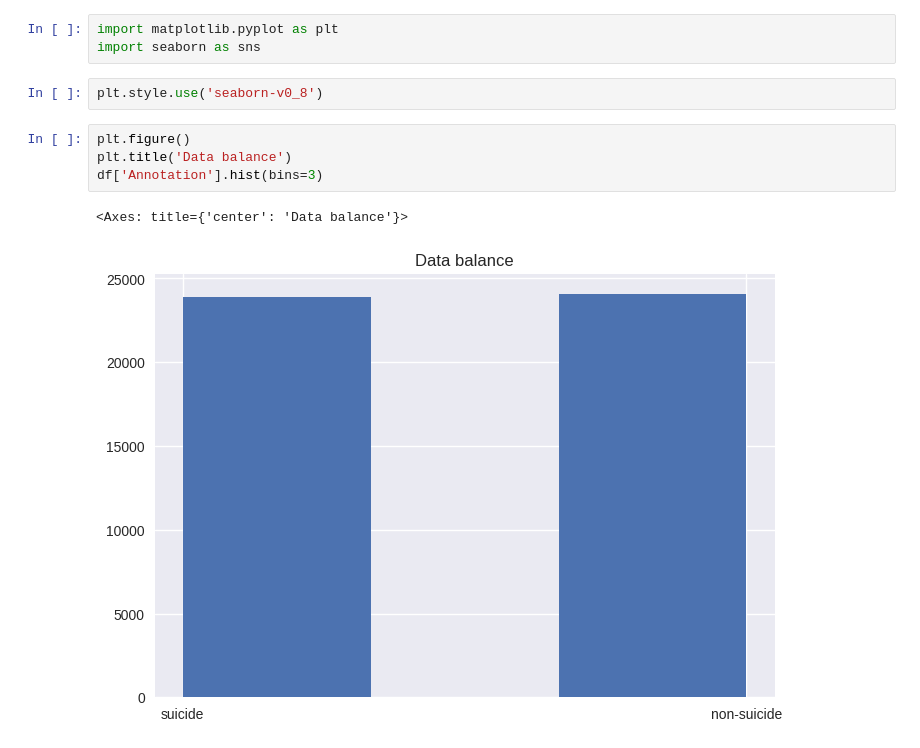
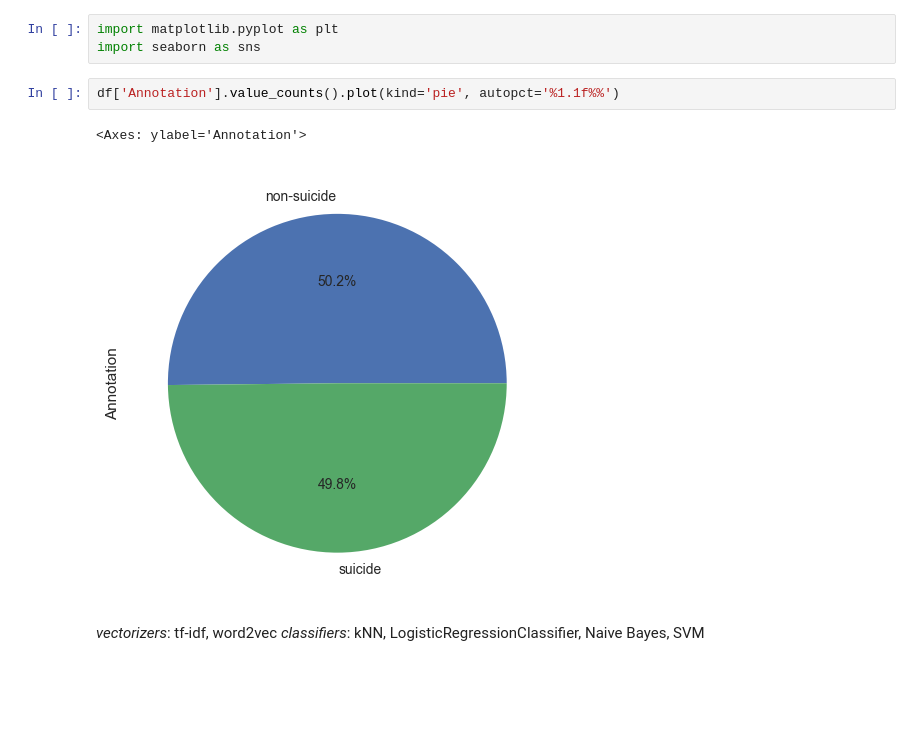
Before and after one commit to jeraidho/wellb-aware, a Jupyter notebook: data_analysis.ipynb, the cells around one changed output. Drawn from its saved outputs; the diff is of its cells as text; blank space fills up the shorter version.

```diff
--- a/data_analysis.ipynb
+++ b/data_analysis.ipynb
@@ -65,12 +56,11 @@ df = df.drop_duplicates(subset=['Texts'])
 # %%
 import matplotlib.pyplot as plt
 import seaborn as sns
-# %%
-plt.style.use('seaborn-v0_8')
 # %%
-plt.figure()
-plt.title('Data balance')
-df['Annotation'].hist(bins=3)
+df['Annotation'].value_counts().plot(kind='pie', autopct='%1.1f%%')
 # %% [output]
-<Axes: title={'center': 'Data balance'}>
+<Axes: ylabel='Annotation'>
-[figure, old version]
+[figure, new version]
+# %% [markdown]
+*vectorizers*: tf-idf, word2vec
+*classifiers*: kNN, LogisticRegressionClassifier, Naive Bayes, SVM
```
Also changed, not shown: parts of 9 cells of this notebook.
